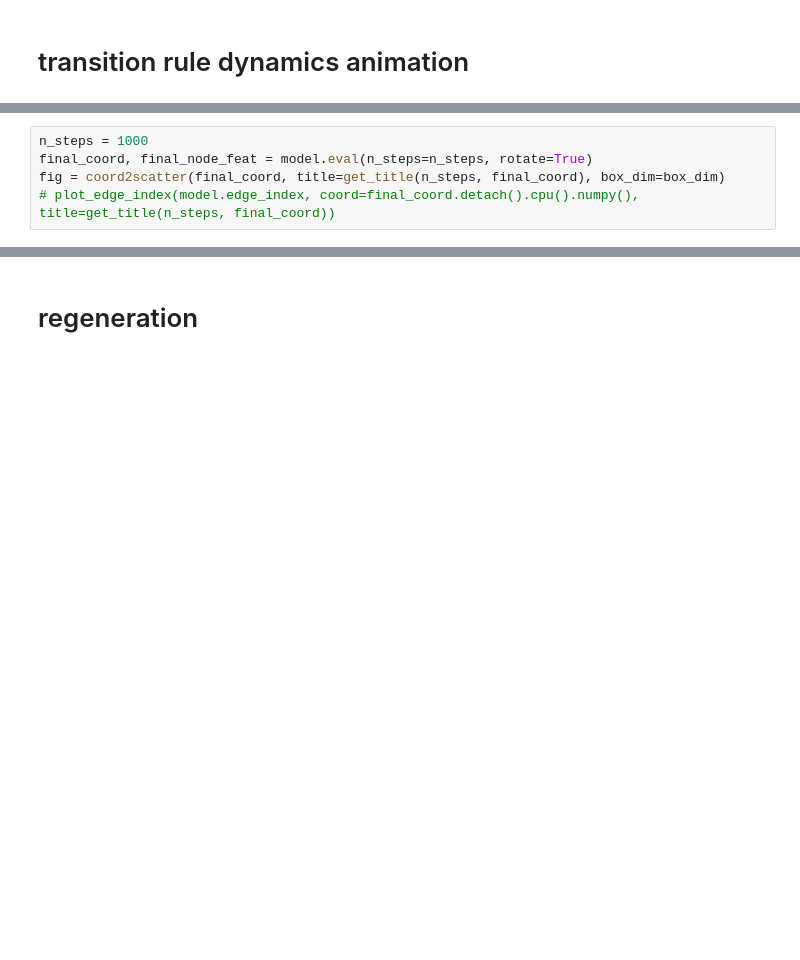
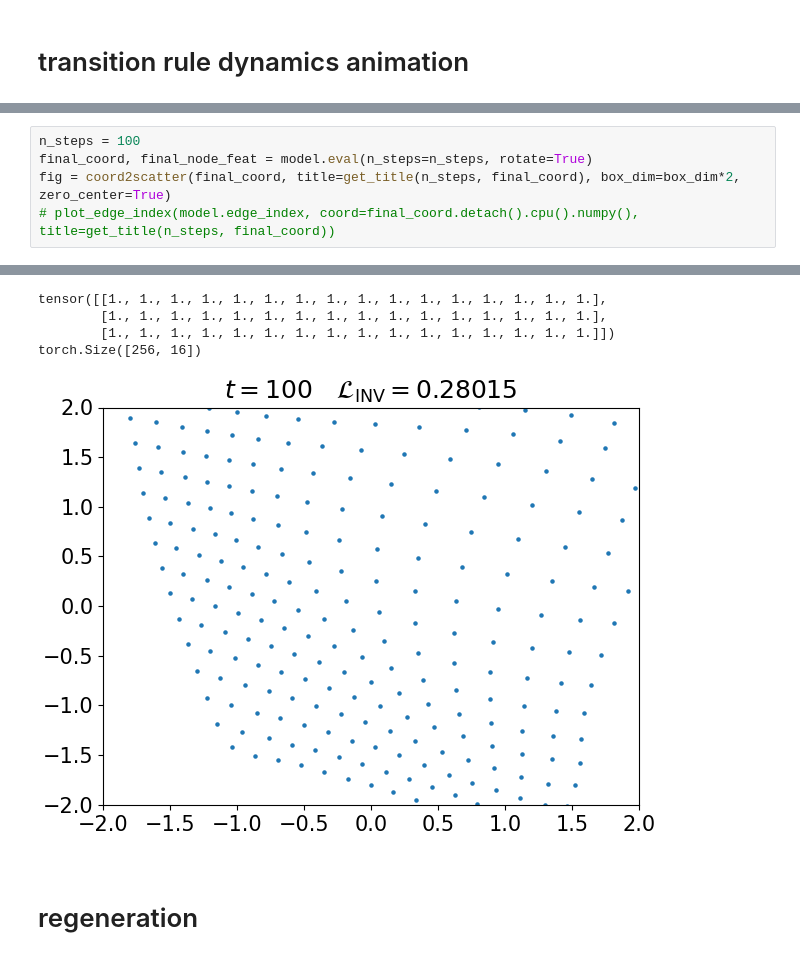
Before and after one commit to JellyPuddy/egnca, a Jupyter notebook: notebooks/test_geometric_graph.ipynb, the cells around one changed output, grey strips where cells are left out. Saved outputs shown, nothing was run; the diff lists cells and outputs as text; blank space fills up the shorter version.

```diff
--- a/notebooks/test_geometric_graph.ipynb
+++ b/notebooks/test_geometric_graph.ipynb
@@ -91,6 +120,6 @@ ani = animation.FuncAnimation(fig, animate, frames=range(len(inter_coords)), int
 # %%
-n_steps = 1000
+n_steps = 100
 final_coord, final_node_feat = model.eval(n_steps=n_steps, rotate=True)
-fig = coord2scatter(final_coord, title=get_title(n_steps, final_coord), box_dim=box_dim)
+fig = coord2scatter(final_coord, title=get_title(n_steps, final_coord), box_dim=box_dim*2, zero_center=True)
 # plot_edge_index(model.edge_index, coord=final_coord.detach().cpu().numpy(), title=get_title(n_steps, final_coord))
 # %% [output]
@@ -99,3 +126,8 @@ fig = coord2scatter(final_coord, title=get_title(n_steps, final_coord), box_dim=
+tensor([[1., 1., 1., 1., 1., 1., 1., 1., 1., 1., 1., 1., 1., 1., 1., 1.],
+        [1., 1., 1., 1., 1., 1., 1., 1., 1., 1., 1., 1., 1., 1., 1., 1.],
+        [1., 1., 1., 1., 1., 1., 1., 1., 1., 1., 1., 1., 1., 1., 1., 1.]])
+torch.Size([256, 16])
+[figure, added]
 # %% [markdown]
 # regeneration
 # %%
```
Also changed, not shown: parts of 8 cells of this notebook, 7 other files.
